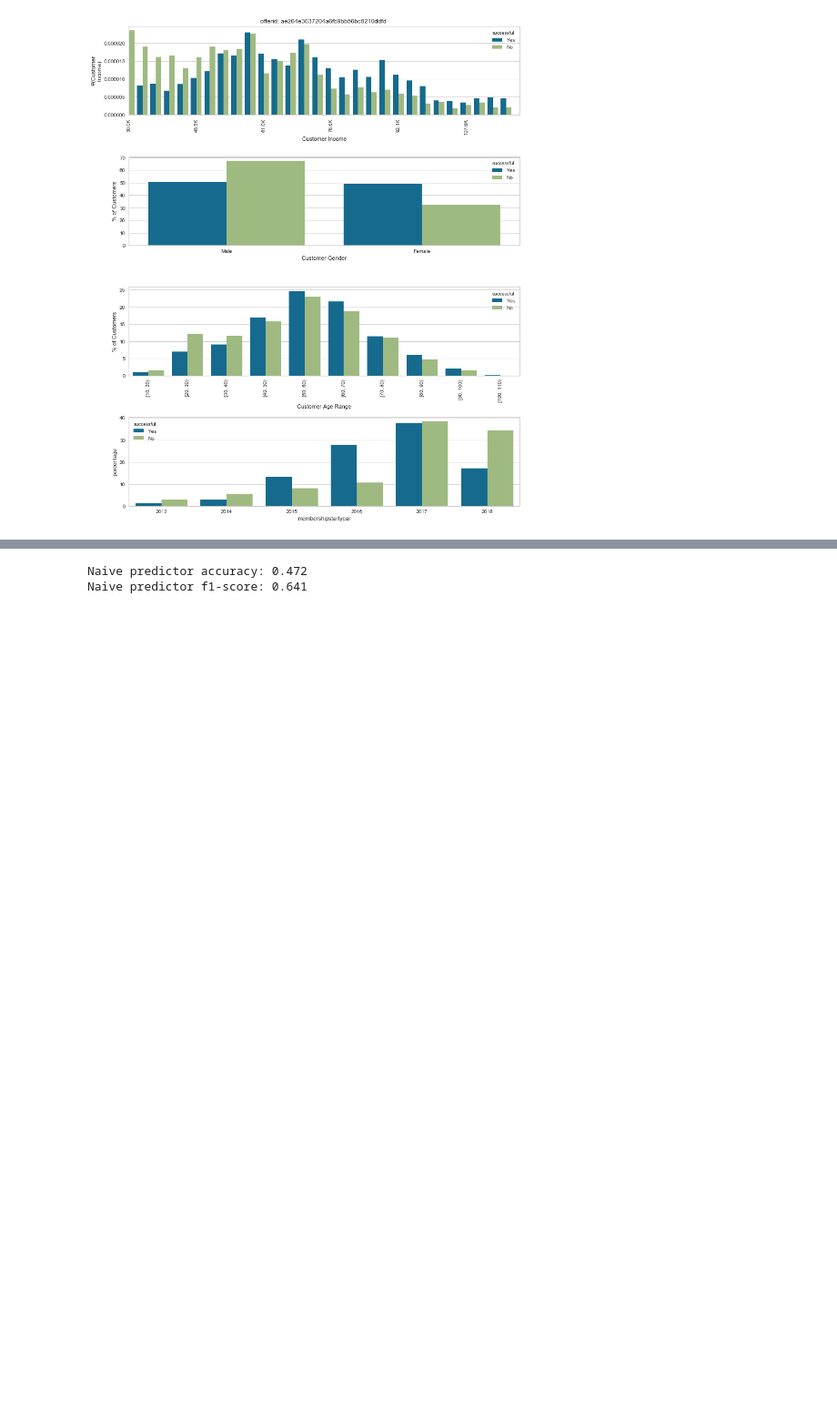
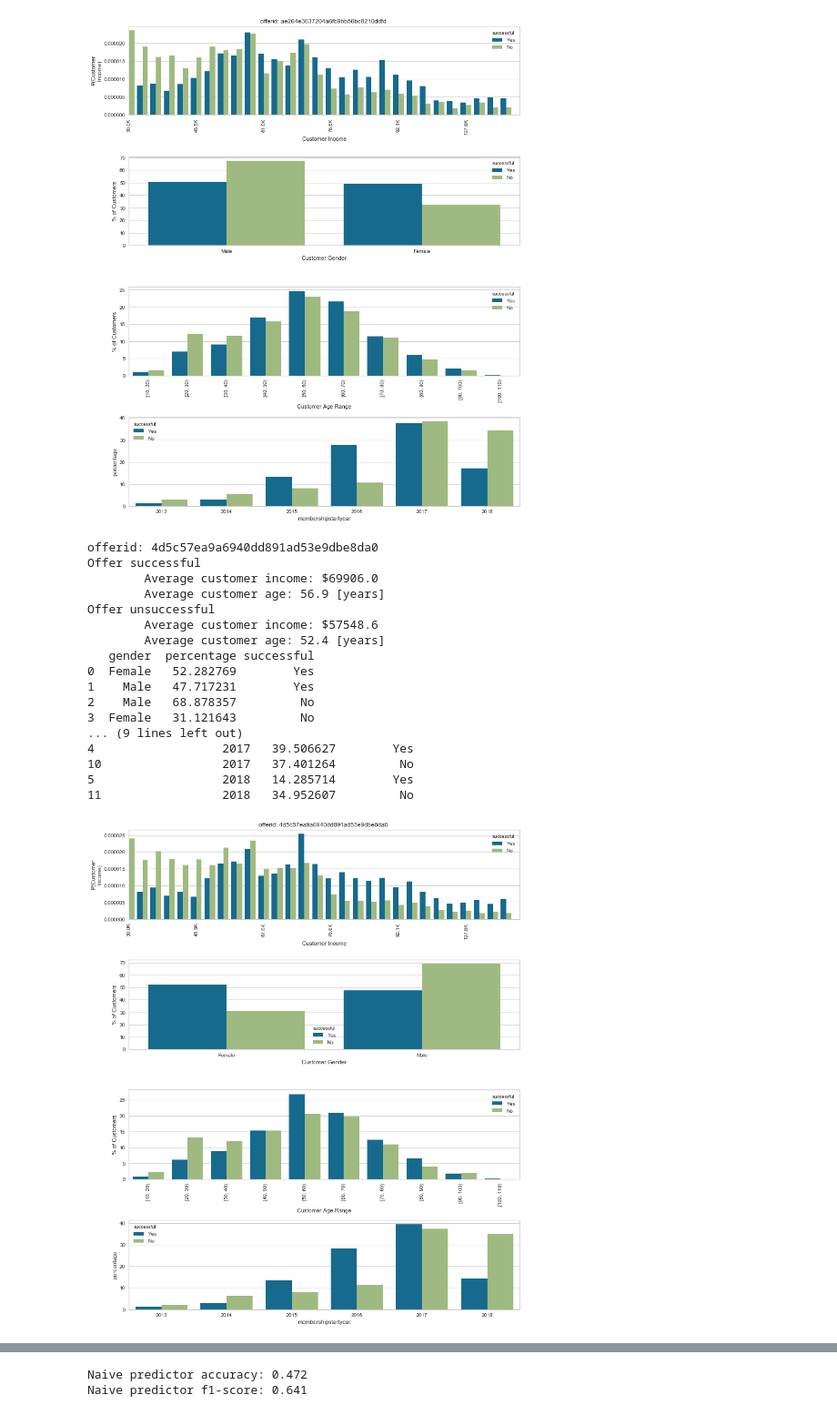
Before and after one commit to xixiaodong/Starbucks-customer-segmentation, a Jupyter notebook: Starbucks_Capstone_notebook.ipynb, the cells around one changed output, grey strips where cells are left out. Shown: that part at 91% size. Drawn from its saved outputs; the diff is of its cells as text; code cells hidden in the pictures; blank space fills up the shorter version.

```diff
--- a/Starbucks_Capstone_notebook.ipynb
+++ b/Starbucks_Capstone_notebook.ipynb
@@ -638,3 +640,24 @@ Offer unsuccessful
 5                  2018   17.103448        Yes
 11                 2018   34.388010         No
 [figure]
+# %%
+explore_customer_offer(4, percent_success, training_data, gender_integer_map)
+# %% [output]
+offerid: 4d5c57ea9a6940dd891ad53e9dbe8da0
+Offer successful
+        Average customer income: $69906.0
+        Average customer age: 56.9 [years]
+Offer unsuccessful
+        Average customer income: $57548.6
+        Average customer age: 52.4 [years]
+   gender  percentage successful
+0  Female   52.282769        Yes
+1    Male   47.717231        Yes
+2    Male   68.878357         No
+3  Female   31.121643         No
+... (9 lines left out)
+4                  2017   39.506627        Yes
+10                 2017   37.401264         No
+5                  2018   14.285714        Yes
+11                 2018   34.952607         No
+[figure, added]
```
Also changed, not shown: parts of 7 cells of this notebook.
